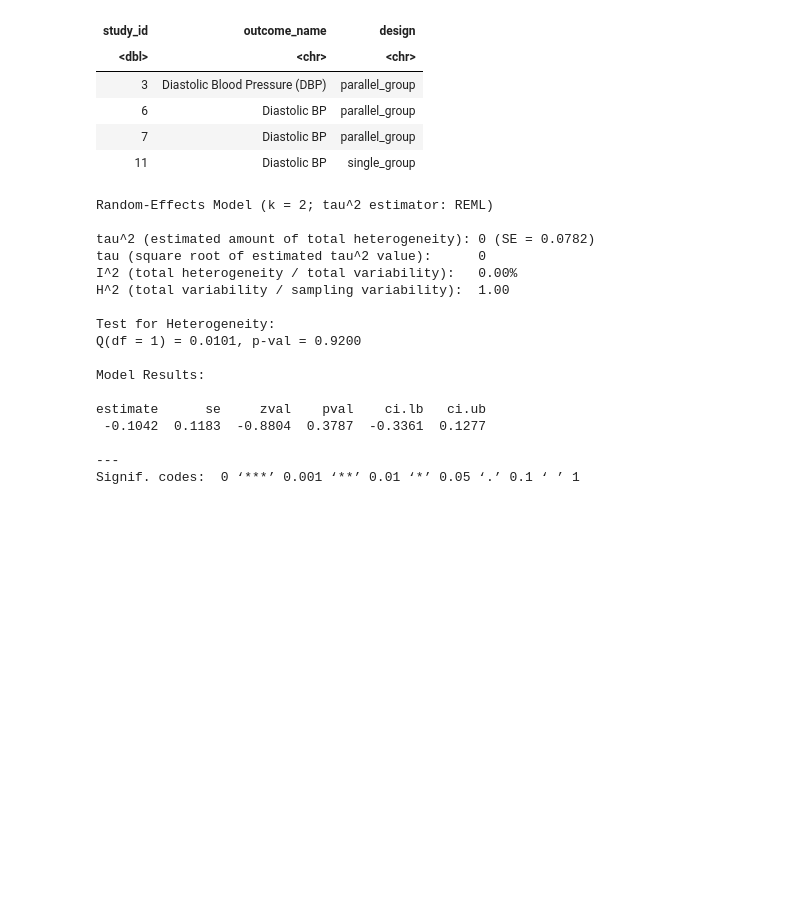
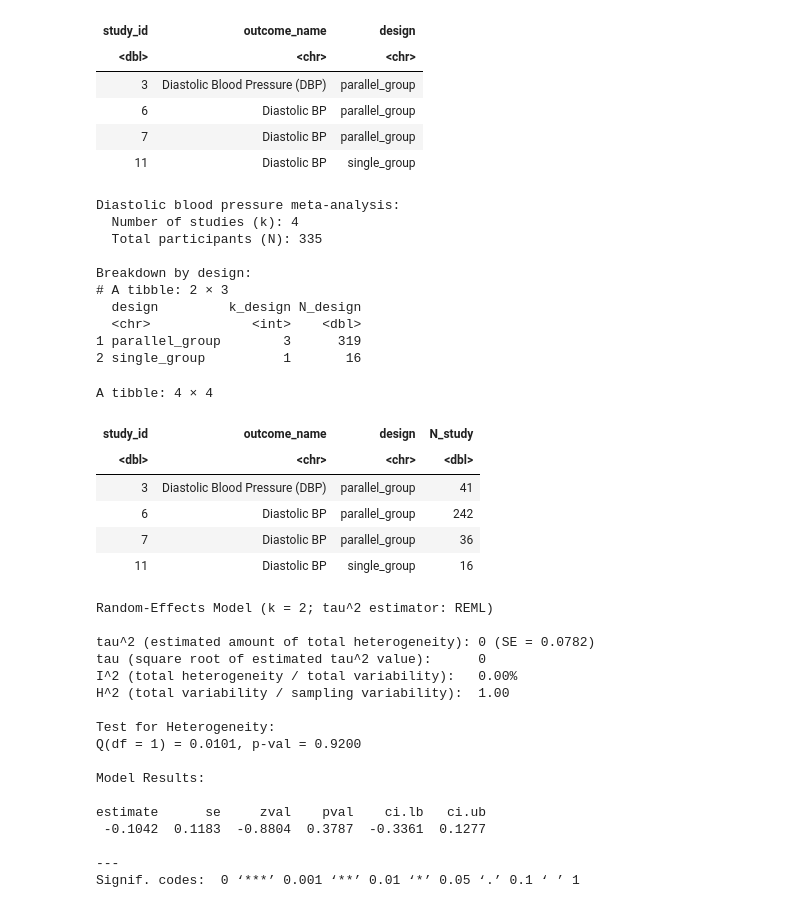
Before and after one commit to sschepanski/CWEMetaAnalysis, a Jupyter notebook: scr/Analysis.ipynb, the cells around one changed output. Saved outputs shown, nothing was run; the diff lists cells and outputs as text; code cells hidden in the pictures; blank space fills up the shorter version.

```diff
--- a/scr/Analysis.ipynb
+++ b/scr/Analysis.ipynb
@@ -5014,6 +5912,67 @@ es_dbp_single <- dbp_wide %>%
   dplyr::select(
     study_id, outcome_name, outcome_domain, design_type, yi, vi
   )
+# %%
+## ------------------------------------------------------------
+## 7b) SAMPLE SIZE SUMMARY – Diastolic blood pressure domain
+##      One N per study × outcome (no double-counting)
+## ------------------------------------------------------------
+
+dbp_N_by_study <- dbp_wide %>%
+  dplyr::group_by(study_id, outcome_name, design) %>%
+  dplyr::summarise(
+    # Sum n_change across groups within each study × outcome × design
+    # - parallel_group: Intervention + Control (and any additional arms if present)
+    # - single_group: only the one group
+    N_study = sum(n_change, na.rm = TRUE),
+    .groups = "drop"
+  ) %>%
+  # Keep only designs that are actually used in the meta-analysis
+  dplyr::filter(design %in% c("single_group", "parallel_group"))
+
+# Number of studies contributing DBP data
+k_dbp <- nrow(dbp_N_by_study)
+
+# Total number of participants across all DBP studies
+N_dbp_total <- sum(dbp_N_by_study$N_study, na.rm = TRUE)
+
+# Optional: breakdown by design (parallel_group vs single_group)
+dbp_N_by_design <- dbp_N_by_study %>%
+  dplyr::group_by(design) %>%
+  dplyr::summarise(
+    k_design = dplyr::n(),
+    N_design = sum(N_study, na.rm = TRUE),
+    .groups  = "drop"
+  )
+
+cat("\nDiastolic blood pressure meta-analysis:\n")
+cat("  Number of studies (k): ", k_dbp, "\n", sep = "")
+cat("  Total participants (N): ", N_dbp_total, "\n", sep = "")
+
+cat("\nBreakdown by design:\n")
+print(dbp_N_by_design)
+
+# Optional: inspect N per study
+dbp_N_by_study %>%
+  dplyr::arrange(study_id)
+# %% [output]
+Diastolic blood pressure meta-analysis:
+  Number of studies (k): 4
+  Total participants (N): 335
+
+Breakdown by design:
+# A tibble: 2 × 3
+  design         k_design N_design
+  <chr>             <int>    <dbl>
+1 parallel_group        3      319
+2 single_group          1       16
+A tibble: 4 × 4
+| study_id | outcome_name | design | N_study |
+| <dbl> | <chr> | <chr> | <dbl> |
+| 3 | Diastolic Blood Pressure (DBP) | parallel_group | 41 |
+| 6 | Diastolic BP | parallel_group | 242 |
+| 7 | Diastolic BP | parallel_group | 36 |
+| 11 | Diastolic BP | single_group | 16 |
 # %%
 ## ------------------------------------------------------------
 ## 7b) EFFECT SIZES — PARALLEL-GROUP CHANGE-SCORE SMD
```
Also changed, not shown: parts of 34 cells of this notebook, 13 other files.
